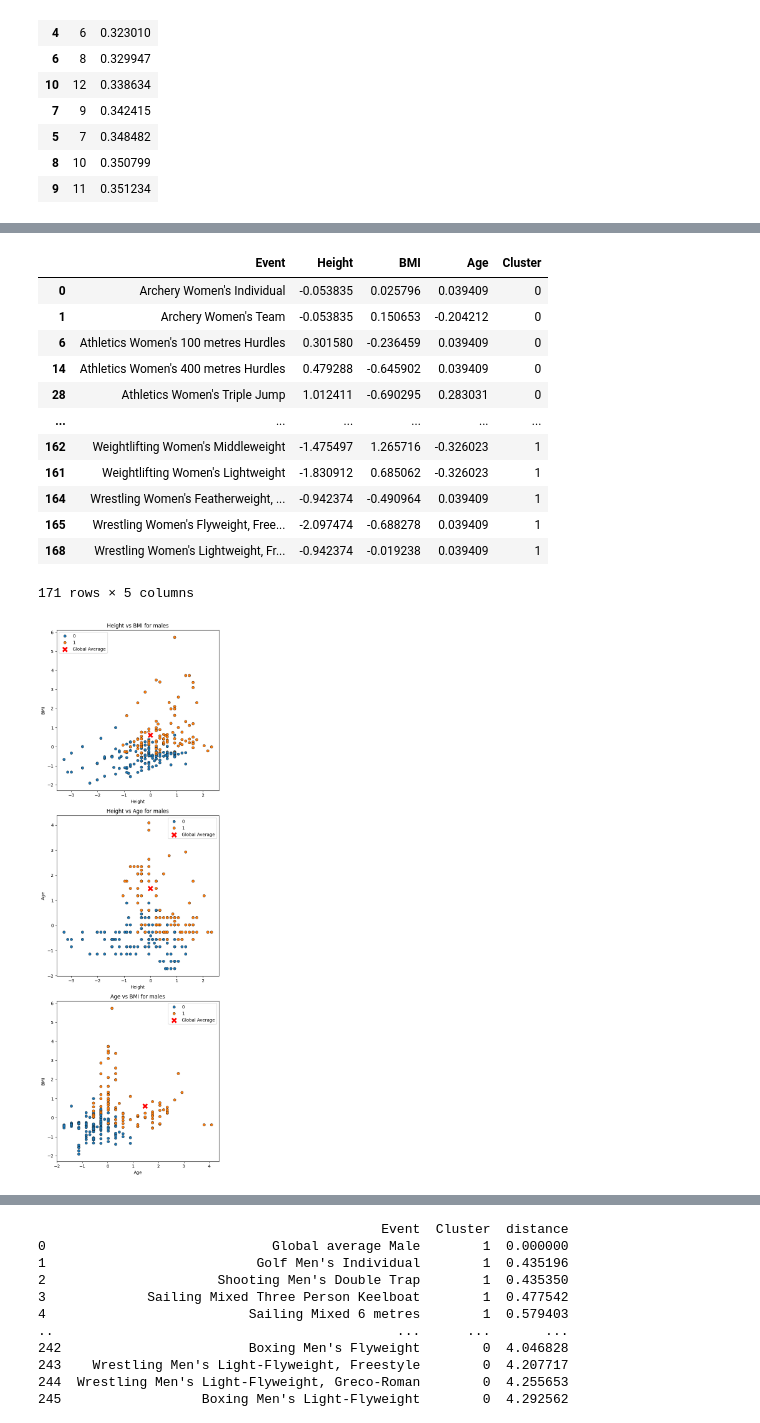
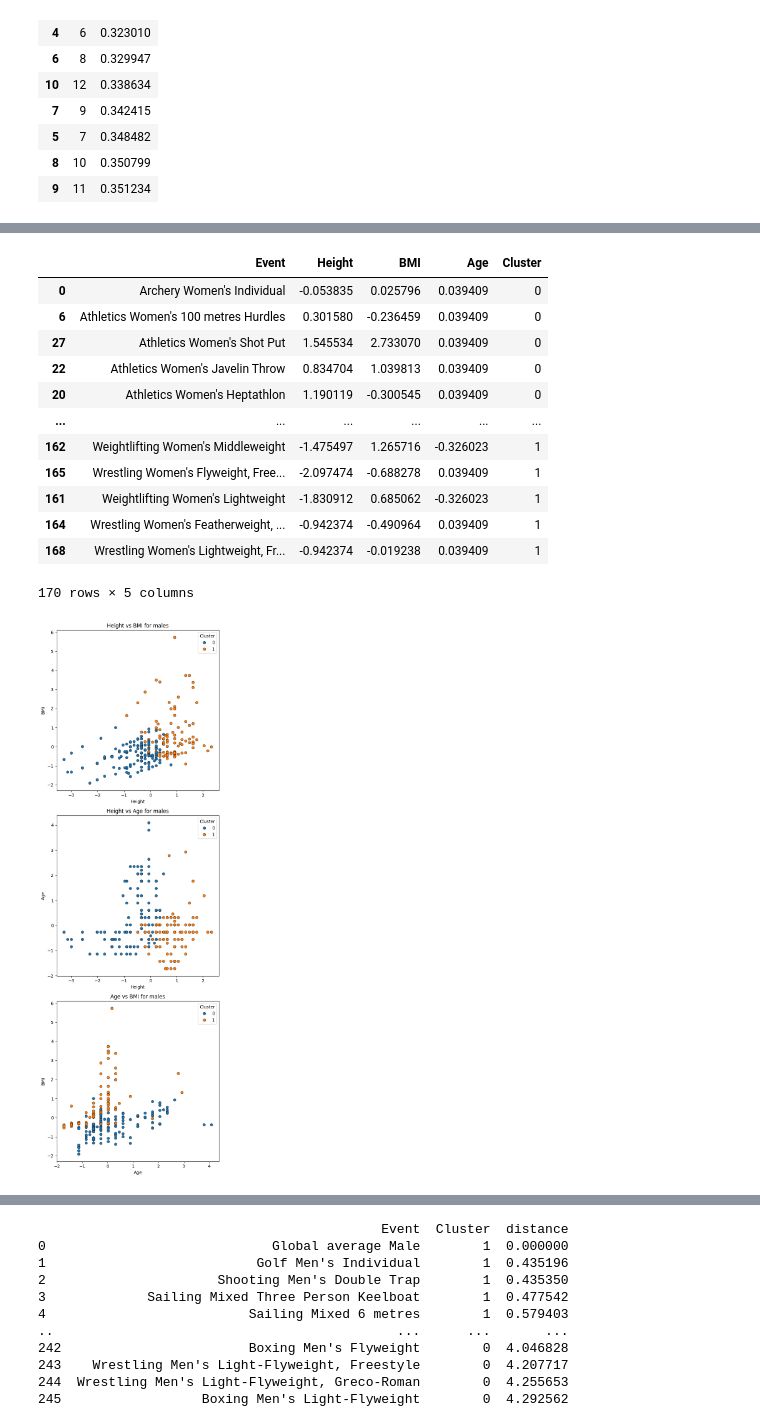
Before and after one commit to Luna-v0/olympic-analyses, a Jupyter notebook: pergunta_3.ipynb, the cells around one changed output, grey strips where cells are left out. Cells and saved outputs as stored; diff of their text form; code cells hidden in the pictures.

```diff
--- a/pergunta_3.ipynb
+++ b/pergunta_3.ipynb
@@ -88,26 +88,3 @@ silhouette_scores_df.sort_values(by='Score')
 | 5 | 7 | 0.348482 |
 | 8 | 10 | 0.350799 |
 | 9 | 11 | 0.351234 |
-# %%
-# Define average values for males and females
-AVG_HEIGHT_MALE = (178.4 - means_male["Height"]) / stdvs_male["Height"]  # cm
-AVG_BMI_MALE = (25.5 - means_male["BMI"]) / stdvs_male["BMI"]
-AVG_AGE_MALE = (31 - means_male["Age"]) / stdvs_male["Age"]
-
-AVG_HEIGHT_FEMALE = (164.7 - means_female["Height"]) / stdvs_female["Height"]
-AVG_BMI_FEMALE = (24.7 - means_female["BMI"]) / stdvs_female["BMI"]
-AVG_AGE_FEMALE = (32 - means_female["Age"]) / stdvs_female["Age"]
-
-# Append global averages for both males and females
-bio_by_sport_male = bio_by_sport_male._append({'Event': 'Global average Male',
-                                      'Height': AVG_HEIGHT_MALE,
-                                      'BMI': AVG_BMI_MALE,
-                                      'Age': AVG_AGE_MALE}, ignore_index=True)
-
-bio_by_sport_female = bio_by_sport_female._append({'Event': 'Global average Female',
-                                      'Height': AVG_HEIGHT_FEMALE,
-                                      'BMI': AVG_BMI_FEMALE,
-                                      'Age': AVG_AGE_FEMALE}, ignore_index=True)
-
-# Display the updated DataFrame
-bio_by_sport_male.head()
@@ -143,49 +113,42 @@ bio_by_sport_female.sort_values(by='Cluster')
 # %% [output]
 |  | Event | Height | BMI | Age | Cluster |
 | 0 | Archery Women's Individual | -0.053835 | 0.025796 | 0.039409 | 0 |
-| 1 | Archery Women's Team | -0.053835 | 0.150653 | -0.204212 | 0 |
 | 6 | Athletics Women's 100 metres Hurdles | 0.301580 | -0.236459 | 0.039409 | 0 |
-| 14 | Athletics Women's 400 metres Hurdles | 0.479288 | -0.645902 | 0.039409 | 0 |
-| 28 | Athletics Women's Triple Jump | 1.012411 | -0.690295 | 0.283031 | 0 |
+| 27 | Athletics Women's Shot Put | 1.545534 | 2.733070 | 0.039409 | 0 |
+| 22 | Athletics Women's Javelin Throw | 0.834704 | 1.039813 | 0.039409 | 0 |
+| 20 | Athletics Women's Heptathlon | 1.190119 | -0.300545 | 0.039409 | 0 |
 | ... | ... | ... | ... | ... | ... |
 | 162 | Weightlifting Women's Middleweight | -1.475497 | 1.265716 | -0.326023 | 1 |
+| 165 | Wrestling Women's Flyweight, Free... | -2.097474 | -0.688278 | 0.039409 | 1 |
 | 161 | Weightlifting Women's Lightweight | -1.830912 | 0.685062 | -0.326023 | 1 |
 | 164 | Wrestling Women's Featherweight, ... | -0.942374 | -0.490964 | 0.039409 | 1 |
-| 165 | Wrestling Women's Flyweight, Free... | -2.097474 | -0.688278 | 0.039409 | 1 |
 | 168 | Wrestling Women's Lightweight, Fr... | -0.942374 | -0.019238 | 0.039409 | 1 |
-171 rows × 5 columns
+170 rows × 5 columns
 # %%
 import matplotlib.pyplot as plt
 import seaborn as sns
 
 fig, axes = plt.subplots(3, 1, figsize=(6, 18))
 
 # Scatter plot 1: Height vs BMI
 sns.scatterplot(data=bio_by_sport_male, x='Height', y='BMI', hue='Cluster', edgecolor='black', ax=axes[0])
 axes[0].set_title('Height vs BMI for males')
 
-# Highlight specific point
-highlight_point = bio_by_sport_male[(bio_by_sport_male['Event'] == 'Global average Male')]
-sns.scatterplot(data=highlight_point, x='Height', y='BMI', ax=axes[0], color='red', s=200, label='Global Average', marker='X')
 
 # Scatter plot 2: Height vs Age
 sns.scatterplot(data=bio_by_sport_male, x='Height', y='Age', hue='Cluster', edgecolor='black', ax=axes[1])
 axes[1].set_title('Height vs Age for males')
 
-# Highlight specific point
-sns.scatterplot(data=highlight_point, x='Height', y='Age', ax=axes[1], color='red', s=200, label='Global Average', marker='X')
 
 # Scatter plot 3: Age vs BMI
 sns.scatterplot(data=bio_by_sport_male, x='Age', y='BMI', hue='Cluster', edgecolor='black', ax=axes[2])
 axes[2].set_title('Age vs BMI for males')
 
-# Highlight specific point
-sns.scatterplot(data=highlight_point, x='Age', y='BMI', ax=axes[2], color='red', s=200, label='Global Average', marker='X')
 
 plt.tight_layout()
 plt.show()
 # %% [output]
-[figure, old version]
+[figure, new version]
 # %%
 import matplotlib.pyplot as plt
 import seaborn as sns
```
Also changed, not shown: parts of 6 cells of this notebook, 3 other files.
